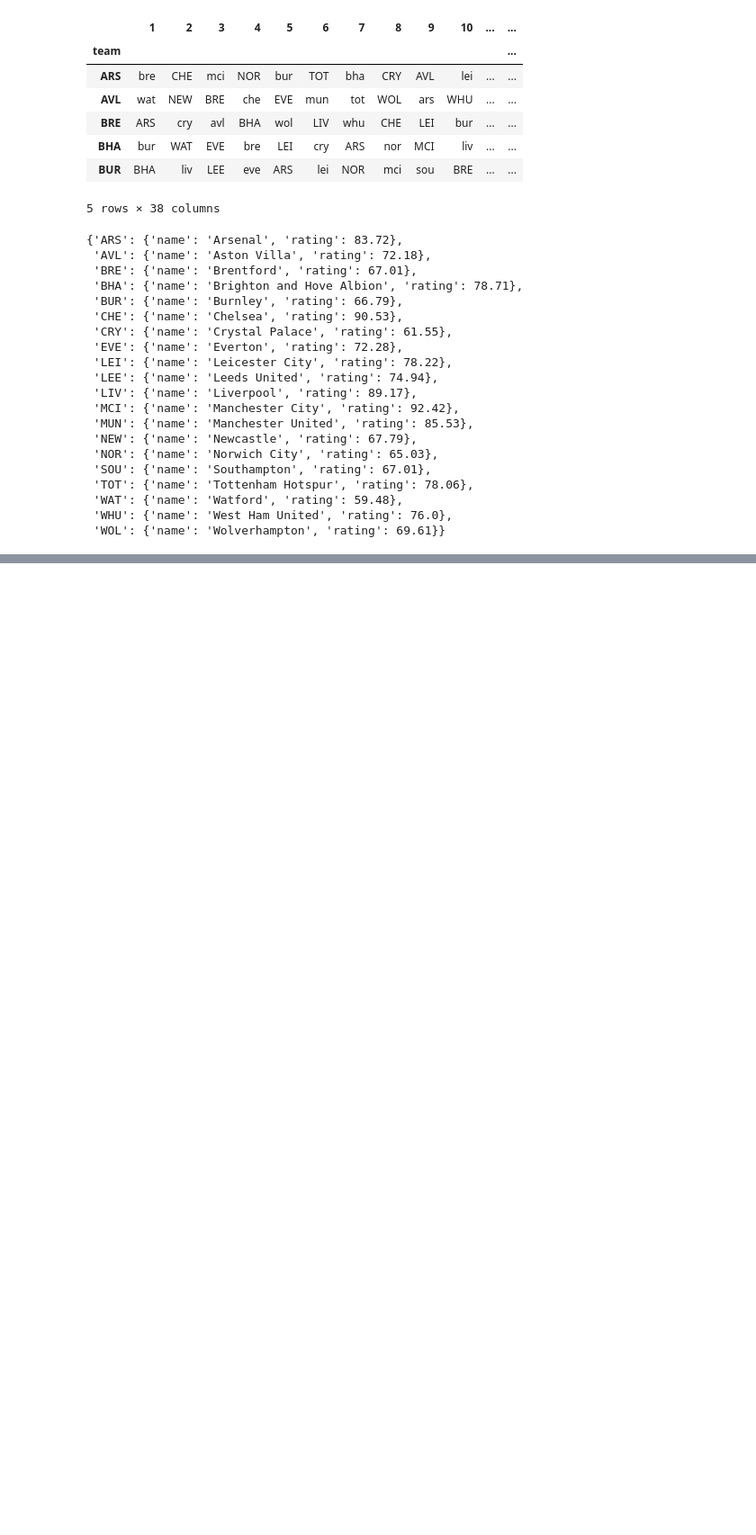
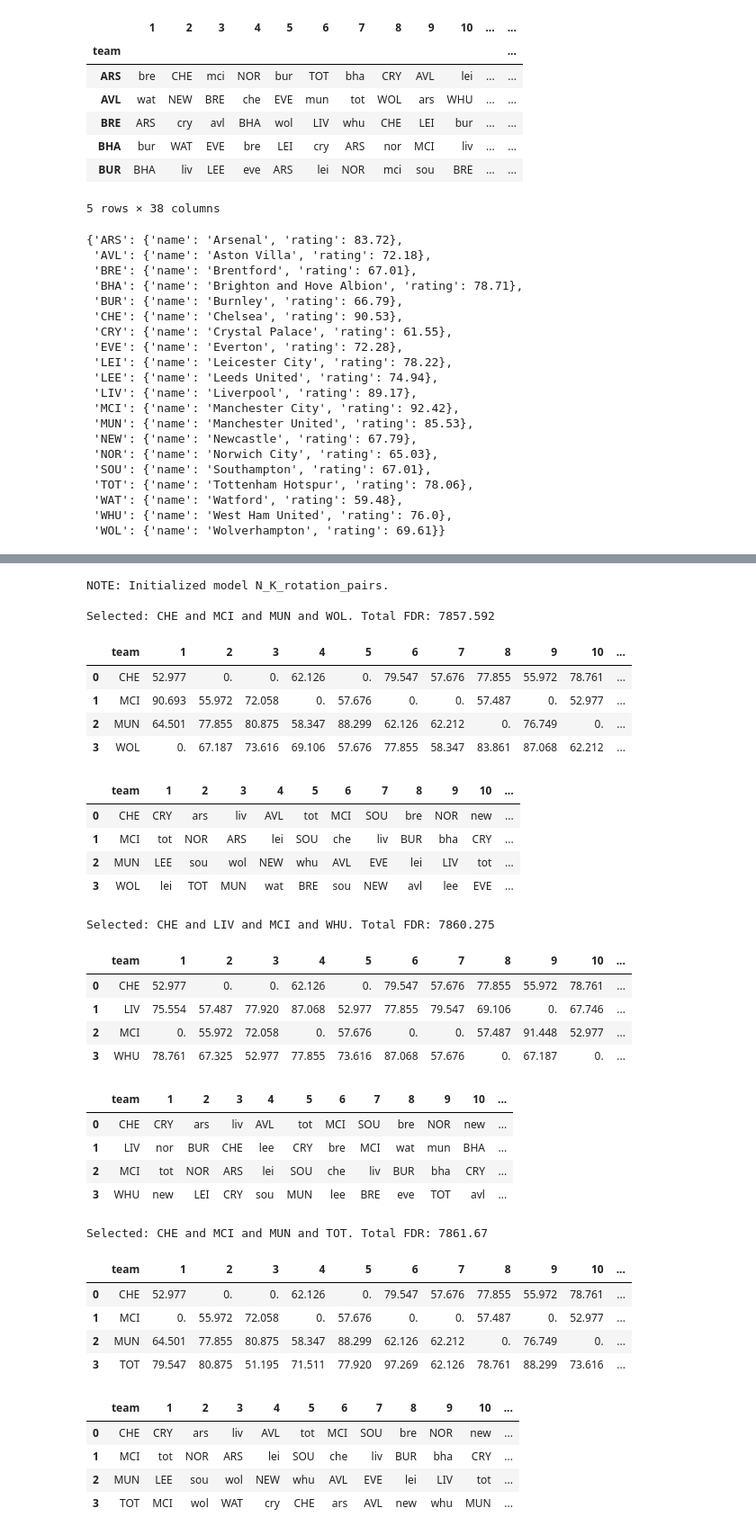
Before and after one commit to sertalpbilal/FPL-Optimization-Tools, a Jupyter notebook: notebooks/Bonus - FDR Rotation.ipynb, the cells around one changed output, grey strips where cells are left out. Shown: that part at 90% size. Saved outputs shown, nothing was run; the diff lists cells and outputs as text; code cells hidden in the pictures; blank space fills up the shorter version.

```diff
--- a/notebooks/Bonus - FDR Rotation.ipynb
+++ b/notebooks/Bonus - FDR Rotation.ipynb
@@ -351,0 +382,31 @@ Selected: ARS and NEW and SOU. Total FDR: 2545.44
+# %%
+def solve_N_pick_K_pair_problem(N=3, K=2, max_iter=1, first_gw=1, last_gw=38, exclude=[]):
+    m = so.Model(name='N_K_rotation_pairs')
+    team_list = list(teams.keys())
+    gameweeks = list(range(first_gw, last_gw+1))
+    pick_team = m.add_variables(team_list, vartype=so.binary, name='pick_team')
+    pick_team_gw = m.add_variables(team_list, gameweeks, vartype=so.binary, name='pick_team_gw')
+
+    if len(exclude) > 0:
+        m.add_constraints((pick_team[t] == 0 for t in exclude), name=f'disable_{t}')
+
+    m.add_constraint(so.expr_sum(pick_team[t] for t in team_list) == N, name='pick_2')
+    m.add_constraints((so.expr_sum(pick_team_gw[t, g] for t in team_list) == K for g in gameweeks), name='pick_1_per_gw')
+    m.add_constraints((pick_team_gw[t,g] <= pick_team[t] for t in team_list for g in gameweeks), name='valid_picks_only')
+
+    # Force using each team at least once
+    m.add_constraints((so.expr_sum(pick_team_gw[t,g] for g in gameweeks) >= pick_team[t] for t in team_list), name='force_use')
+
+    m.set_objective(so.expr_sum(fdr[t, g] * pick_team_gw[t, g] for t in team_list for g in gameweeks), sense='N', name='total_fdr')
+
+    m.export_mps("fdr.mps")
+    command = "cbc fdr.mps solve solu fdr.sol"
+    Popen(command).wait()
+    read_solution(m)
+    selected_teams = print_solution(m, gameweeks)
+    for it in range(1, max_iter):
+        c = m.add_constraint(so.expr_sum(pick_team[t] for t in selected_teams) <= N-1, name=f'cutoff_{it}')
+        m.export_mps("fdr.mps")
+        Popen(command).wait()
+        read_solution(m)
+        selected_teams = print_solution(m, gameweeks)
@@ -351,0 +477,38 @@ Selected: ARS and NEW and SOU. Total FDR: 2545.44
+# %%
+solve_N_pick_K_pair_problem(N=4, K=3, first_gw=1, last_gw=38, max_iter=3)
+# %% [output]
+NOTE: Initialized model N_K_rotation_pairs.
+
+Selected: CHE and MCI and MUN and WOL. Total FDR: 7857.592
+|  | team | 1 | 2 | 3 | 4 | 5 | 6 | 7 | 8 | 9 | 10 | ... |
+| 0 | CHE | 52.977 | 0. | 0. | 62.126 | 0. | 79.547 | 57.676 | 77.855 | 55.972 | 78.761 | ... |
+| 1 | MCI | 90.693 | 55.972 | 72.058 | 0. | 57.676 | 0. | 0. | 57.487 | 0. | 52.977 | ... |
+| 2 | MUN | 64.501 | 77.855 | 80.875 | 58.347 | 88.299 | 62.126 | 62.212 | 0. | 76.749 | 0. | ... |
+| 3 | WOL | 0. | 67.187 | 73.616 | 69.106 | 57.676 | 77.855 | 58.347 | 83.861 | 87.068 | 62.212 | ... |
+|  | team | 1 | 2 | 3 | 4 | 5 | 6 | 7 | 8 | 9 | 10 | ... |
+| 0 | CHE | CRY | ars | liv | AVL | tot | MCI | SOU | bre | NOR | new | ... |
+| 1 | MCI | tot | NOR | ARS | lei | SOU | che | liv | BUR | bha | CRY | ... |
+| 2 | MUN | LEE | sou | wol | NEW | whu | AVL | EVE | lei | LIV | tot | ... |
+| 3 | WOL | lei | TOT | MUN | wat | BRE | sou | NEW | avl | lee | EVE | ... |
+Selected: CHE and LIV and MCI and WHU. Total FDR: 7860.275
+|  | team | 1 | 2 | 3 | 4 | 5 | 6 | 7 | 8 | 9 | 10 | ... |
+| 0 | CHE | 52.977 | 0. | 0. | 62.126 | 0. | 79.547 | 57.676 | 77.855 | 55.972 | 78.761 | ... |
+| 1 | LIV | 75.554 | 57.487 | 77.920 | 87.068 | 52.977 | 77.855 | 79.547 | 69.106 | 0. | 67.746 | ... |
+| 2 | MCI | 0. | 55.972 | 72.058 | 0. | 57.676 | 0. | 0. | 57.487 | 91.448 | 52.977 | ... |
+| 3 | WHU | 78.761 | 67.325 | 52.977 | 77.855 | 73.616 | 87.068 | 57.676 | 0. | 67.187 | 0. | ... |
+|  | team | 1 | 2 | 3 | 4 | 5 | 6 | 7 | 8 | 9 | 10 | ... |
+| 0 | CHE | CRY | ars | liv | AVL | tot | MCI | SOU | bre | NOR | new | ... |
+| 1 | LIV | nor | BUR | CHE | lee | CRY | bre | MCI | wat | mun | BHA | ... |
+| 2 | MCI | tot | NOR | ARS | lei | SOU | che | liv | BUR | bha | CRY | ... |
+| 3 | WHU | new | LEI | CRY | sou | MUN | lee | BRE | eve | TOT | avl | ... |
+Selected: CHE and MCI and MUN and TOT. Total FDR: 7861.67
+|  | team | 1 | 2 | 3 | 4 | 5 | 6 | 7 | 8 | 9 | 10 | ... |
+| 0 | CHE | 52.977 | 0. | 0. | 62.126 | 0. | 79.547 | 57.676 | 77.855 | 55.972 | 78.761 | ... |
+| 1 | MCI | 0. | 55.972 | 72.058 | 0. | 57.676 | 0. | 0. | 57.487 | 0. | 52.977 | ... |
+| 2 | MUN | 64.501 | 77.855 | 80.875 | 58.347 | 88.299 | 62.126 | 62.212 | 0. | 76.749 | 0. | ... |
+| 3 | TOT | 79.547 | 80.875 | 51.195 | 71.511 | 77.920 | 97.269 | 62.126 | 78.761 | 88.299 | 73.616 | ... |
+|  | team | 1 | 2 | 3 | 4 | 5 | 6 | 7 | 8 | 9 | 10 | ... |
+| 0 | CHE | CRY | ars | liv | AVL | tot | MCI | SOU | bre | NOR | new | ... |
+| 1 | MCI | tot | NOR | ARS | lei | SOU | che | liv | BUR | bha | CRY | ... |
+| 2 | MUN | LEE | sou | wol | NEW | whu | AVL | EVE | lei | LIV | tot | ... |
+| 3 | TOT | MCI | wol | WAT | cry | CHE | ars | AVL | new | whu | MUN | ... |
```
Also changed, not shown: parts of 11 cells of this notebook.
